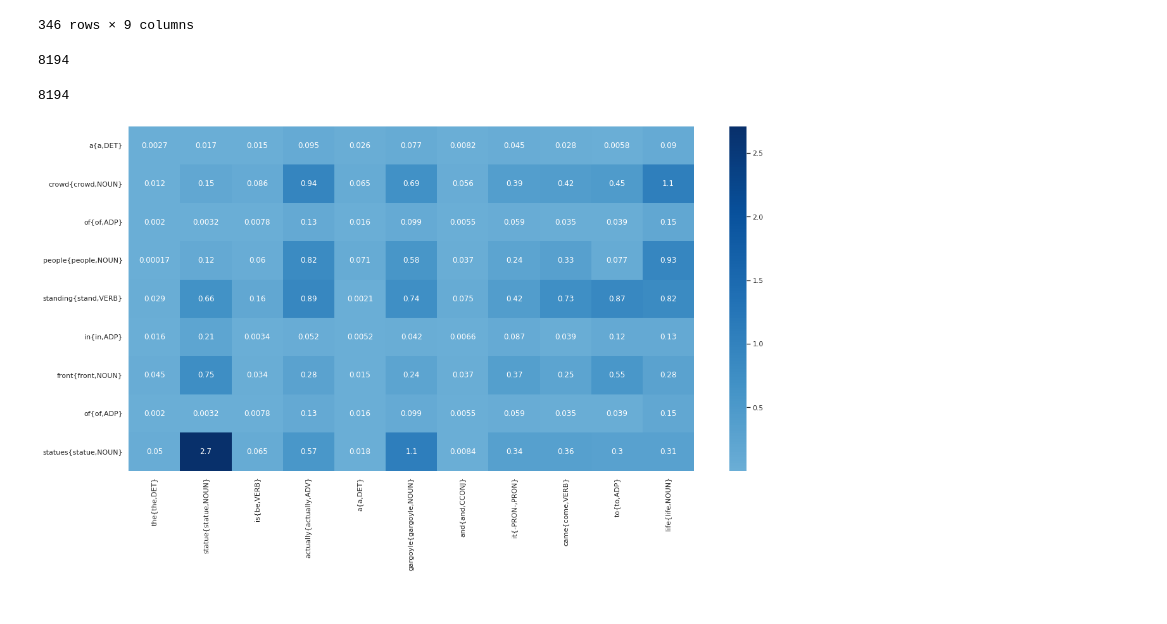
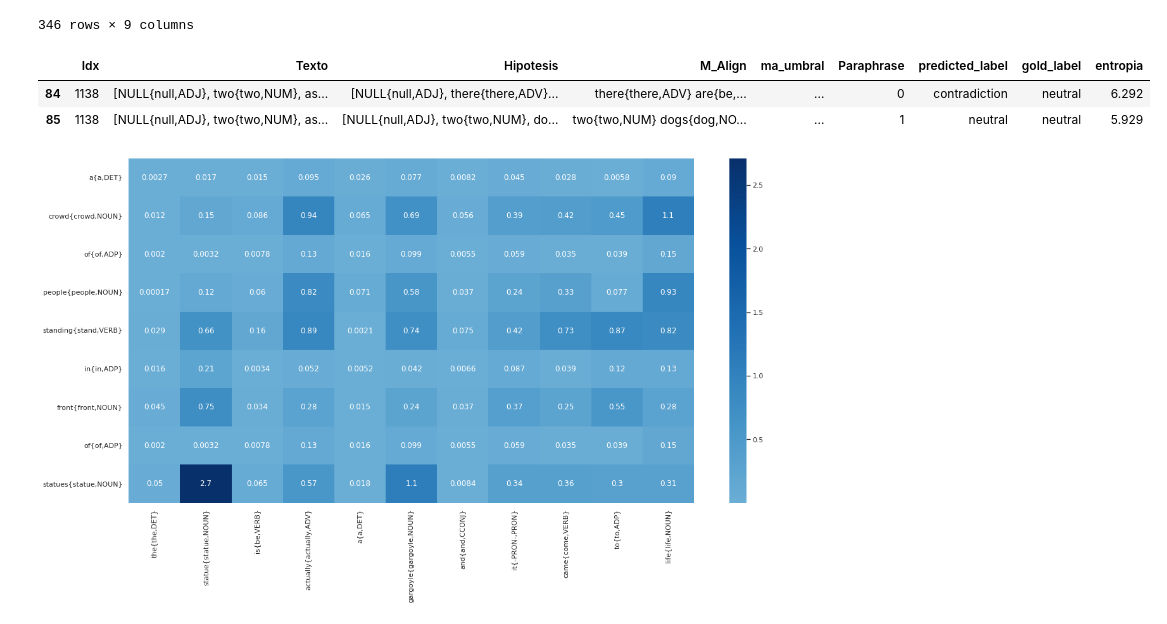
Before and after one commit to david-T-M/RTE_Parik, a Jupyter notebook: Estadistica_correctos_incorrectos.ipynb, the cells around one changed output. Drawn from its saved outputs; the diff is of its cells as text; code cells hidden in the pictures.

```diff
--- a/Estadistica_correctos_incorrectos.ipynb
+++ b/Estadistica_correctos_incorrectos.ipynb
@@ -150,7 +134,8 @@ def entropia_f(X):
     probs = [np.mean(X == valor) for valor in set(X)]
     return round(np.sum(-p * np.log2(p) for p in probs), 3)
 # %%
-new_data = {'Idx' : [], 'Texto': [], 'Hipotesis': [],'M_Align':[],'ma_umbral':[],'Paraphrase':[],'predicted_label':[],'gold_label':[],'entropia':[]}
+new_data = {'Idx' : [], 'Texto': [], 'Hipotesis': [],'M_Align':[],'ma_umbral':[],
+            'Paraphrase':[],'predicted_label':[],'gold_label':[],'entropia':[]}
 
 #sns.set(rc={'figure.figsize':(20,90)})
 #fig,  axes= plt.subplots(9, 2)
@@ -250,13 +235,11 @@ dfn
 | 345 | 2557 | [NULL{null,PROPN}, a{a,DET}, blon... | [NULL{null,INTJ}, the{the,DET}, m... | the{the,DET} middle{... | ... | 1 | contradiction | contradiction | 8.053 |
 346 rows × 9 columns
 # %%
-dfn.Idx[0]
+dfn[dfn["Idx"]==1138]
 # %% [output]
-8194
+|  | Idx | Texto | Hipotesis | M_Align | ma_umbral | Paraphrase | predicted_label | gold_label | entropia |
+| 84 | 1138 | [NULL{null,ADJ}, two{two,NUM}, as... | [NULL{null,ADJ}, there{there,ADV}... | there{there,ADV} are{be,... | ... | 0 | contradiction | neutral | 6.292 |
+| 85 | 1138 | [NULL{null,ADJ}, two{two,NUM}, as... | [NULL{null,ADJ}, two{two,NUM}, do... | two{two,NUM} dogs{dog,NO... | ... | 1 | neutral | neutral | 5.929 |
-# %%
-dfn.Idx[1]
-# %% [output]
-8194
 # %%
 sns.set(rc={'figure.figsize':(20,10)})
 #fig,  axes= plt.subplots(2,2)
```
Also changed, not shown: parts of 22 cells of this notebook, 1 other file.
